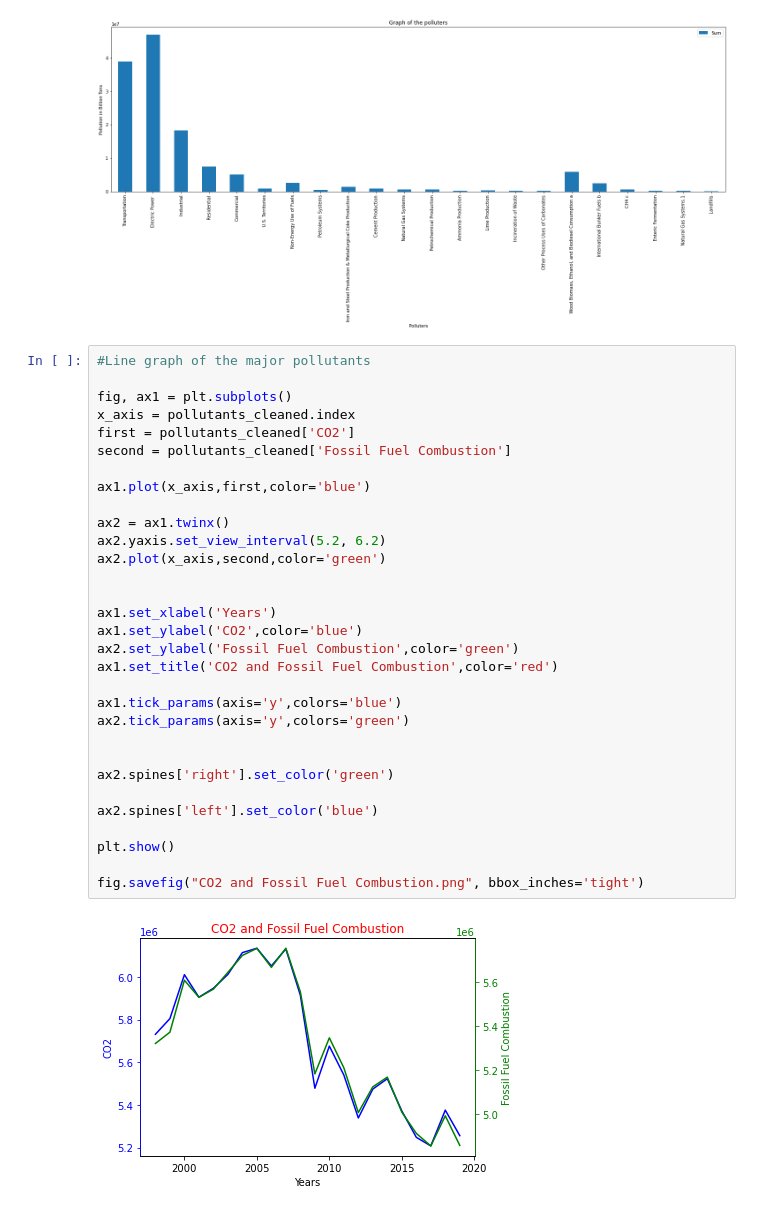
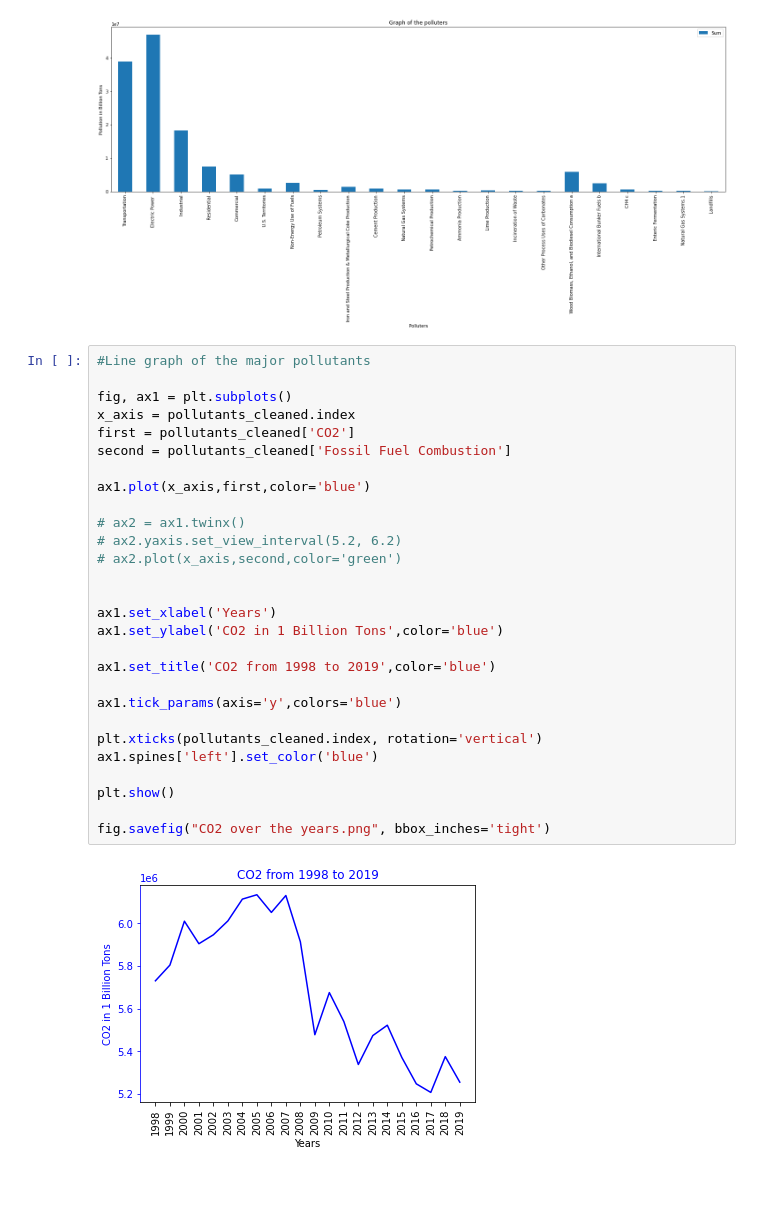
Before and after one commit to nataliaxmoreno/project-1-Group3, a Jupyter notebook: data sets/graphs_high_polluters.ipynb, the cells around one changed output. Saved outputs shown, nothing was run; the diff lists cells and outputs as text; blank space fills up the shorter version.

Commit message:
Cleaned up graphs - Prathibha

```diff
--- a/data sets/graphs_high_polluters.ipynb
+++ b/data sets/graphs_high_polluters.ipynb
@@ -139,33 +140,30 @@ plt.show()
 # %%
 #Line graph of the major pollutants
 
 fig, ax1 = plt.subplots()
 x_axis = pollutants_cleaned.index
 first = pollutants_cleaned['CO2']
 second = pollutants_cleaned['Fossil Fuel Combustion']
 
 ax1.plot(x_axis,first,color='blue')
 
-ax2 = ax1.twinx()
-ax2.yaxis.set_view_interval(5.2, 6.2)
-ax2.plot(x_axis,second,color='green')
+# ax2 = ax1.twinx()
+# ax2.yaxis.set_view_interval(5.2, 6.2)
+# ax2.plot(x_axis,second,color='green')
 
 
 ax1.set_xlabel('Years')
-ax1.set_ylabel('CO2',color='blue')
-ax2.set_ylabel('Fossil Fuel Combustion',color='green')
-ax1.set_title('CO2 and Fossil Fuel Combustion',color='red')
+ax1.set_ylabel('CO2 in 1 Billion Tons',color='blue')
+
+ax1.set_title('CO2 from 1998 to 2019',color='blue')
 
 ax1.tick_params(axis='y',colors='blue')
-ax2.tick_params(axis='y',colors='green')
 
-
-ax2.spines['right'].set_color('green')
-
-ax2.spines['left'].set_color('blue')
+plt.xticks(pollutants_cleaned.index, rotation='vertical')
+ax1.spines['left'].set_color('blue')
 
 plt.show()
 
-fig.savefig("CO2 and Fossil Fuel Combustion.png", bbox_inches='tight')
+fig.savefig("CO2 over the years.png", bbox_inches='tight')
 # %% [output]
-[figure, old version]
+[figure, new version]
```
Also changed, not shown: parts of 13 cells of this notebook, 1 other file.
